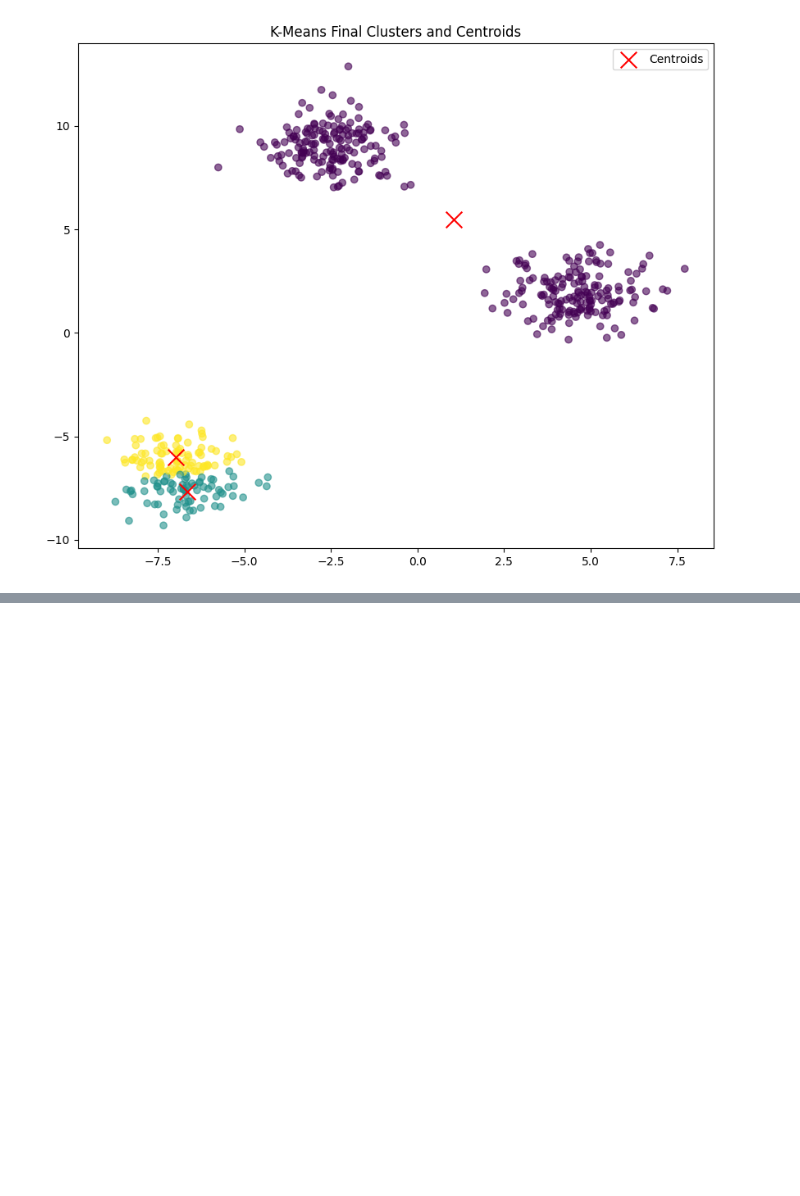
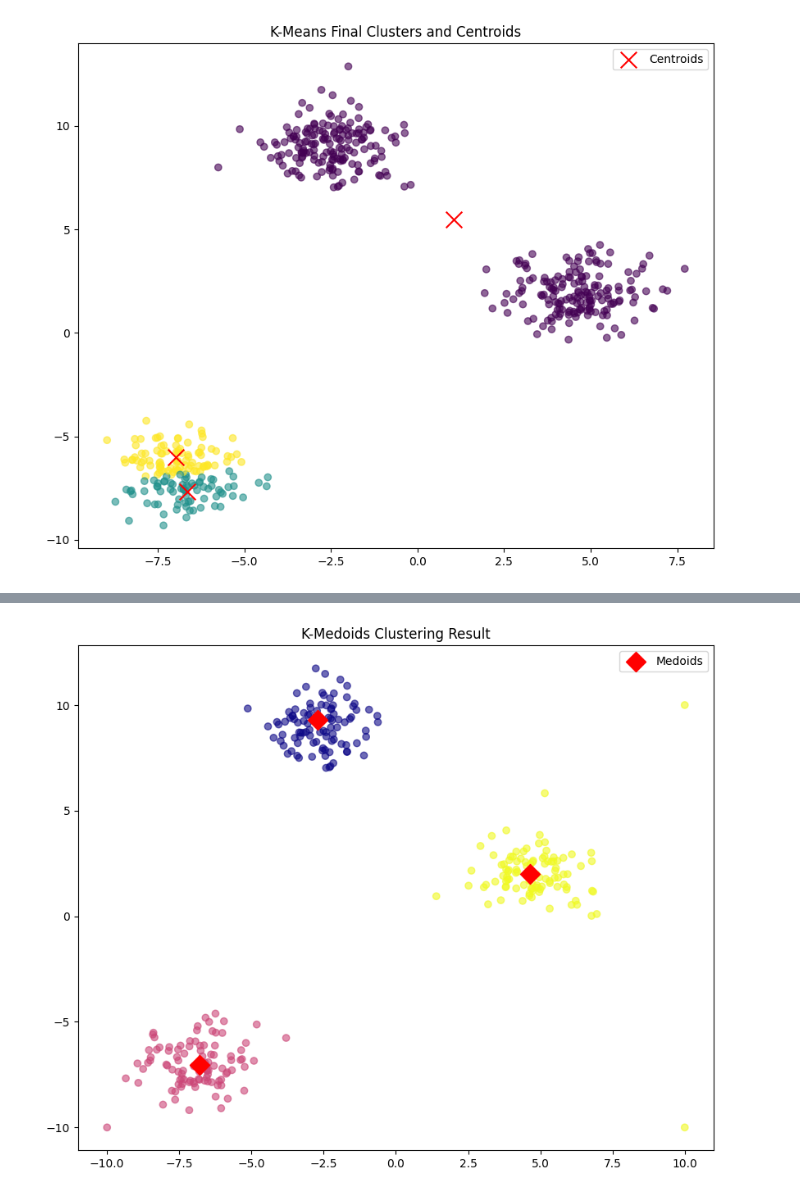
Before and after one commit to thompgt/ML-Under-The-Hood, a Jupyter notebook: notebooks/05_K_Means_Clustering.ipynb, the cells around one changed output, grey strips where cells are left out. Saved outputs shown, nothing was run; the diff lists cells and outputs as text; code cells hidden in the pictures; blank space fills up the shorter version.

Commit message:
Add alternative implementations (Collaborative Filtering, Content-Based, NCF, K-Medoids, Kernel PCA) to existing notebooks

```diff
--- a/notebooks/05_K_Means_Clustering.ipynb
+++ b/notebooks/05_K_Means_Clustering.ipynb
@@ -193,0 +197,57 @@ plt.show()
+# %%
+
+class KMedoids:
+    def __init__(self, k=3, max_iters=100):
+        self.k = k
+        self.max_iters = max_iters
+        self.medoids = None
+
+    def fit_predict(self, X):
+        n_samples = X.shape[0]
+        # 1. Initialize medoids randomly from data points
+        medoid_idxs = np.random.choice(n_samples, self.k, replace=False)
+        self.medoids = X[medoid_idxs].copy()
+
+        for _ in range(self.max_iters):
+            # 2. Assign clusters based on nearest medoid
+            # Compute pairwise distances from all points to all medoids
+            # Broadcasting: X is (N, 2), medoids is (K, 2) -> (N, K, 2)
+            diff = X[:, np.newaxis, :] - self.medoids[np.newaxis, :, :]
+            distances = np.linalg.norm(diff, axis=2)
+            labels = np.argmin(distances, axis=1)
+
+            new_medoids = np.copy(self.medoids)
+            # 3. Update medoids
+            for i in range(self.k):
+                cluster_points = X[labels == i]
+                if len(cluster_points) == 0:
+                    continue
+
+                # Find the point in the cluster that minimizes total distance to all other points in the cluster
+                # Pairwise distances within the cluster
+                inner_diff = cluster_points[:, np.newaxis, :] - cluster_points[np.newaxis, :, :]
+                cost = np.sum(np.linalg.norm(inner_diff, axis=2), axis=1)
+                best_medoid_idx = np.argmin(cost)
+                new_medoids[i] = cluster_points[best_medoid_idx]
+
+            if np.all(self.medoids == new_medoids):
+                break
+            self.medoids = new_medoids
+
+        return labels
+
+# Generate some data with outliers to show robustness
+X_outliers, _ = make_blobs(centers=3, n_samples=300, cluster_std=1.0, random_state=42)
+X_outliers = np.vstack([X_outliers, np.array([[10, 10], [-10, -10], [10, -10]])])
+
+kmedoids = KMedoids(k=3)
+labels_medoids = kmedoids.fit_predict(X_outliers)
+
+plt.figure(figsize=(10, 8))
+plt.scatter(X_outliers[:, 0], X_outliers[:, 1], c=labels_medoids, cmap='plasma', alpha=0.6)
+plt.scatter(kmedoids.medoids[:, 0], kmedoids.medoids[:, 1], c='red', marker='D', s=150, label='Medoids')
+plt.title("K-Medoids Clustering Result")
+plt.legend()
+plt.show()
+# %% [output]
+[figure, added]
```
Also changed, not shown: parts of 1 cell of this notebook, 2 other files.
